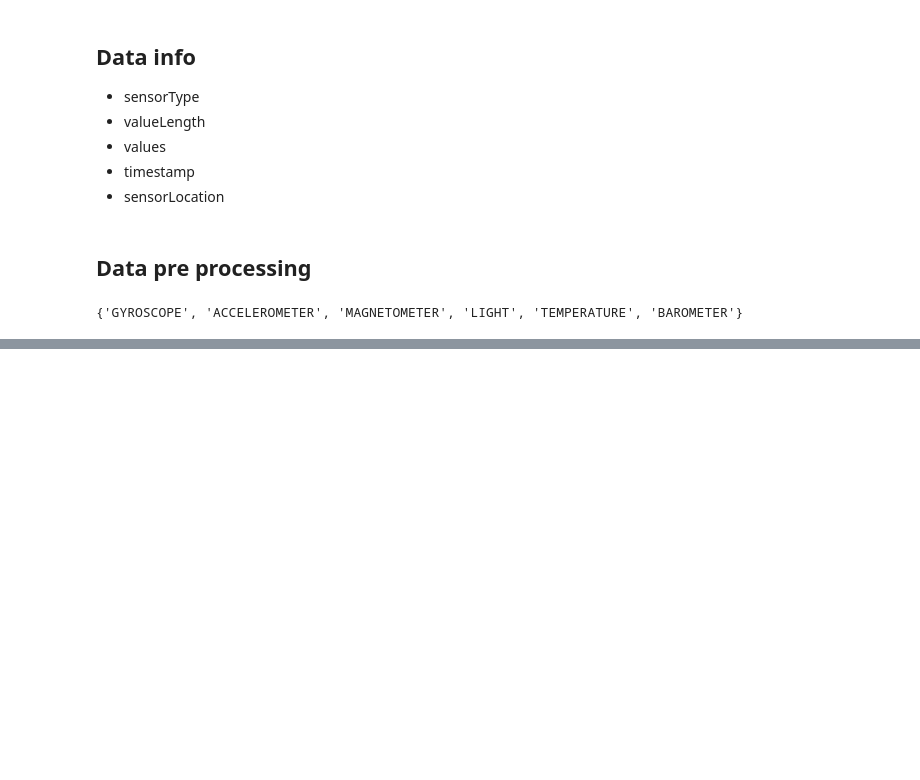
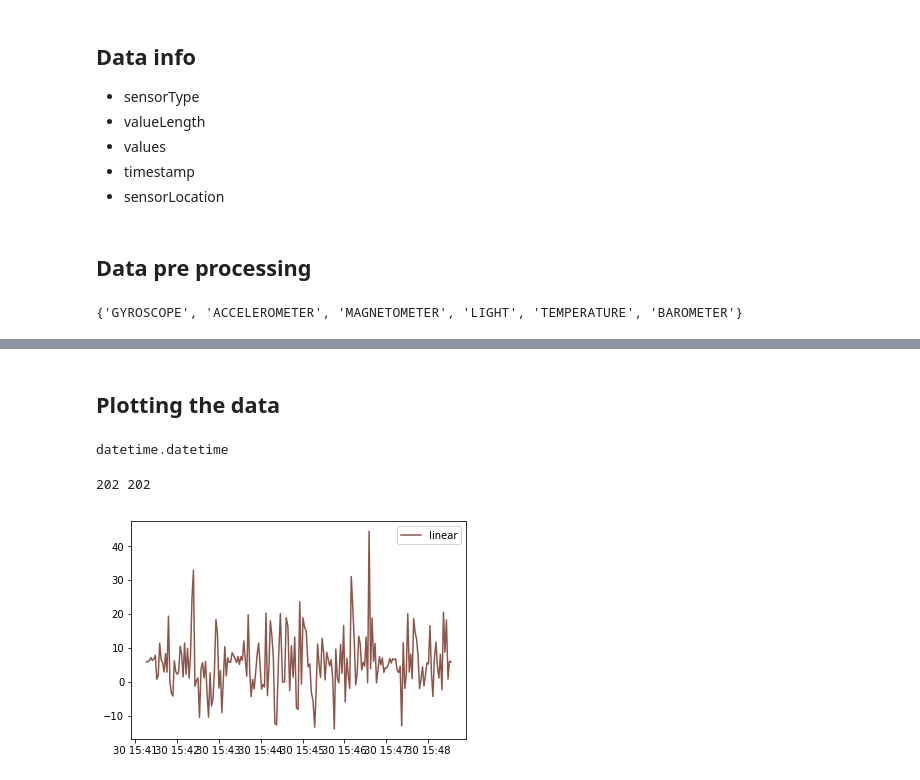
Before and after one commit to truckchain/probable-spoon, a Jupyter notebook: draft-01.ipynb, the cells around one changed output, grey strips where cells are left out. Saved outputs shown, nothing was run; the diff lists cells and outputs as text; code cells hidden in the pictures; blank space fills up the shorter version.

Commit message:
Added plot in notebook

```diff
--- a/draft-01.ipynb
+++ b/draft-01.ipynb
@@ -45,7 +45,7 @@ class SensorDataInfo(object):
     valueLength = None
     values = 0
     # dt = datetime.datetime(2012, 5, 1)
-    timestamp = None
+    timestamp = datetime.datetime.now()
     sensorLocation = ""
 
     # The class "constructor" - It's actually an initializer
@@ -101,0 +104,31 @@ for sens,data in sensor_data.items():
+# %% [markdown]
+## Plotting the data
+# %%
+type(datetime.datetime.now())
+# %% [output]
+datetime.datetime
+# %%
+import matplotlib.pyplot as plt
+
+time_stp = []
+sens_val = []
+
+## Generate the data list
+for sens,data in sensor_data.items():
+    if sens=="GYROSCOPE":
+        for dat in data:
+            sens_val.append(dat.getvalues()[0])
+            time_stp.append(dat.gettimestamp())
+
+x = [datetime.datetime.strptime(elem, '%Y-%m-%d %H:%M:%S.%f') for elem in time_stp]
+
+print(len(x),len(sens_val))
+# Plot the data
+plt.plot(x,sens_val, label='linear')
+# Add a legend
+plt.legend()
+# Show the plot
+plt.show()
+# %% [output]
+202 202
+[figure, added]
```
Also changed, not shown: parts of 1 cell of this notebook.
